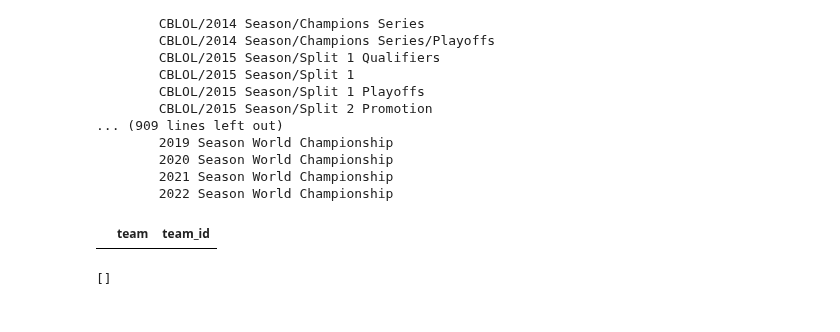
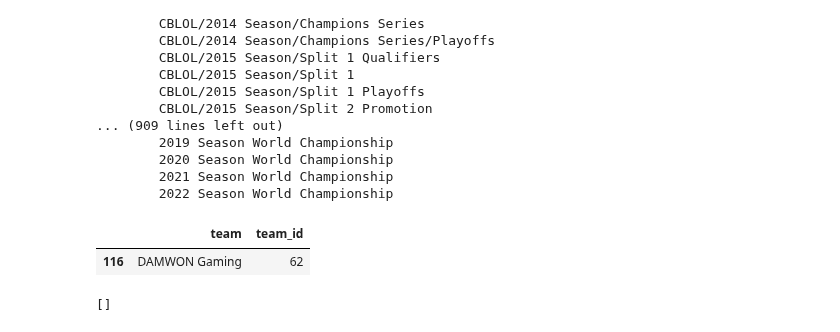
Before and after one commit to posky/LoL-Esports, a Jupyter notebook: parse_matches.ipynb, the cells around one changed output. Cells and saved outputs as stored; diff of their text form; code cells hidden in the pictures.

```diff
--- a/parse_matches.ipynb
+++ b/parse_matches.ipynb
@@ -123,9 +126,10 @@ CBLOL
         2021 Season World Championship
         2022 Season World Championship
 # %%
-teams.loc[teams['team'].str.contains('ROG')]
+teams.loc[teams['team'].str.contains('DAMWON')]
 # %% [output]
 |  | team | team_id |
+| 116 | DAMWON Gaming | 62 |
 # %%
 if len(names) > 0:
     teams = pd.concat(
```
Also changed, not shown: parts of 7 cells of this notebook.
